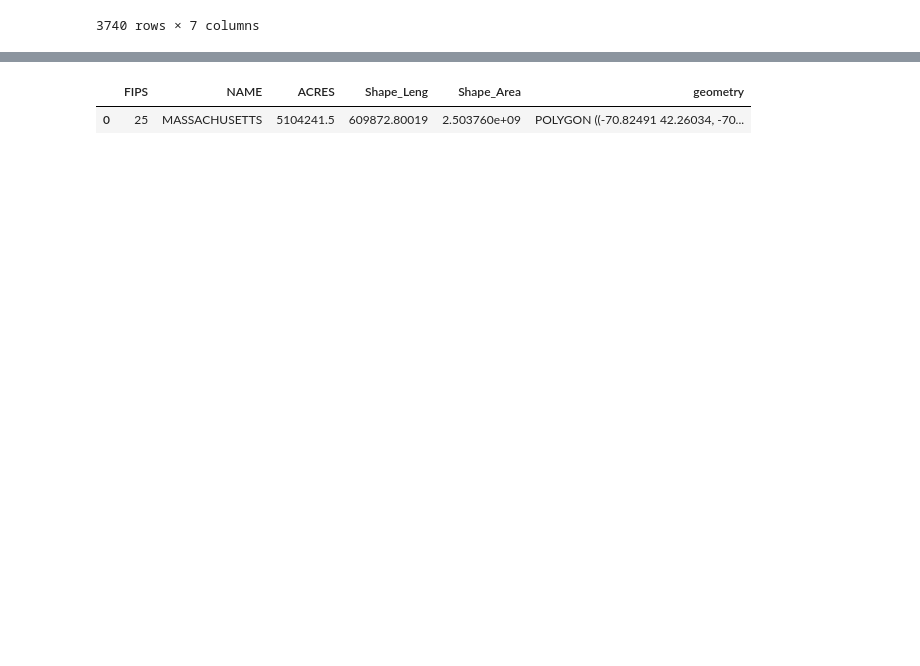
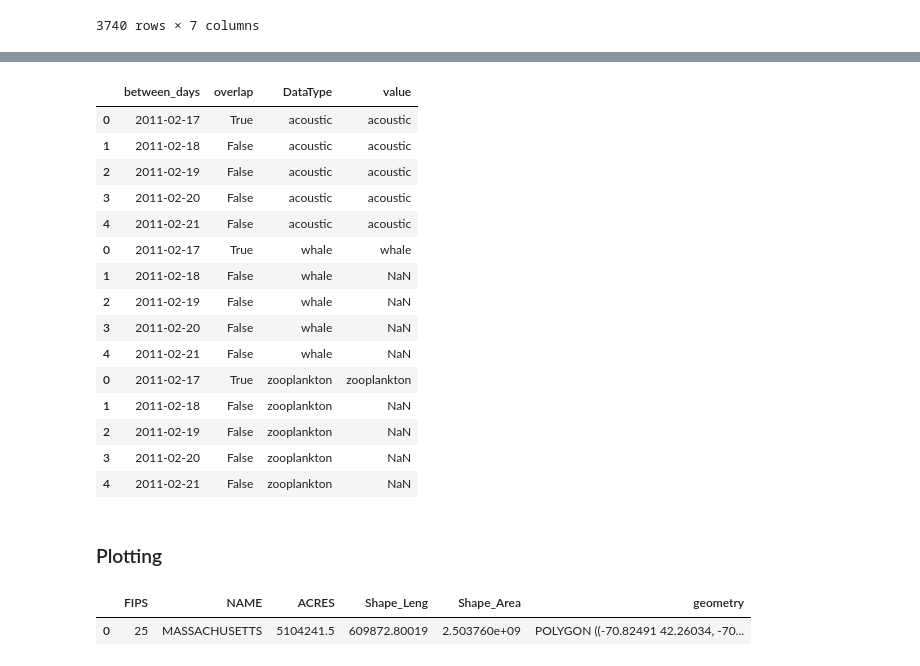
Before and after one commit to jackiefalvo/MP_Python, a Jupyter notebook: Scripting/scratch/scripts/SpatioTemporal_overlap.ipynb, the cells around one changed output, grey strips where cells are left out. Saved outputs shown, nothing was run; the diff lists cells and outputs as text; code cells hidden in the pictures; blank space fills up the shorter version.

Commit message:
progress made in SpatioTemporal_overlap -- took condensed acoustic df, pivoted, added overlap column, now need to see if we can rejoin to concat3

```diff
--- a/Scripting/scratch/scripts/SpatioTemporal_overlap.ipynb
+++ b/Scripting/scratch/scripts/SpatioTemporal_overlap.ipynb
@@ -123,0 +98,10 @@ Name: between_days, Length: 896, dtype: int64
+# %%
+# Identifies with T/F where we have overlap of all 3 (acou, prey, zoo)
+    # True = all three columns have a value
+    # False = at least one column has an NaN value (aka, data gap)
+
+def my_function(row):
+    return all(row[['acoustic', 'whale', 'zooplankton']].notna())
+# %%
+concat_pivot['overlap'] = concat_pivot.apply(my_function, axis = 1)
+concat_pivot
@@ -130,0 +133,4 @@ NameError: name 'np' is not defined
+# %%
+# short sample
+concat_short = concat_pivot.head()
+concat_short
@@ -131,3 +145,30 @@ NameError: name 'np' is not defined
+# %%
+concat_short = concat_short.reset_index()
+# %%
+# flip it back (with column) .. weird
+concat_melt = concat_short.melt(id_vars=['between_days', 'overlap'],
+                                ignore_index=False)
+
+concat_melt
+# %% [output]
+|  | between_days | overlap | DataType | value |
+| 0 | 2011-02-17 | True | acoustic | acoustic |
+| 1 | 2011-02-18 | False | acoustic | acoustic |
+| 2 | 2011-02-19 | False | acoustic | acoustic |
+| 3 | 2011-02-20 | False | acoustic | acoustic |
+| 4 | 2011-02-21 | False | acoustic | acoustic |
+| 0 | 2011-02-17 | True | whale | whale |
+| 1 | 2011-02-18 | False | whale | NaN |
+| 2 | 2011-02-19 | False | whale | NaN |
+| 3 | 2011-02-20 | False | whale | NaN |
+| 4 | 2011-02-21 | False | whale | NaN |
+| 0 | 2011-02-17 | True | zooplankton | zooplankton |
+| 1 | 2011-02-18 | False | zooplankton | NaN |
+| 2 | 2011-02-19 | False | zooplankton | NaN |
+| 3 | 2011-02-20 | False | zooplankton | NaN |
+| 4 | 2011-02-21 | False | zooplankton | NaN |
+# %% [markdown]
+### Plotting
 # %%
 # clipped shapefile
 clipped_shp = '/Users/cristiana/Documents/Duke/MP/Python/Scripting/scratch/data/newengland_clipped (1)/newengland_clipped.shp'
```
Also changed, not shown: parts of 20 cells of this notebook, 7 other files.
